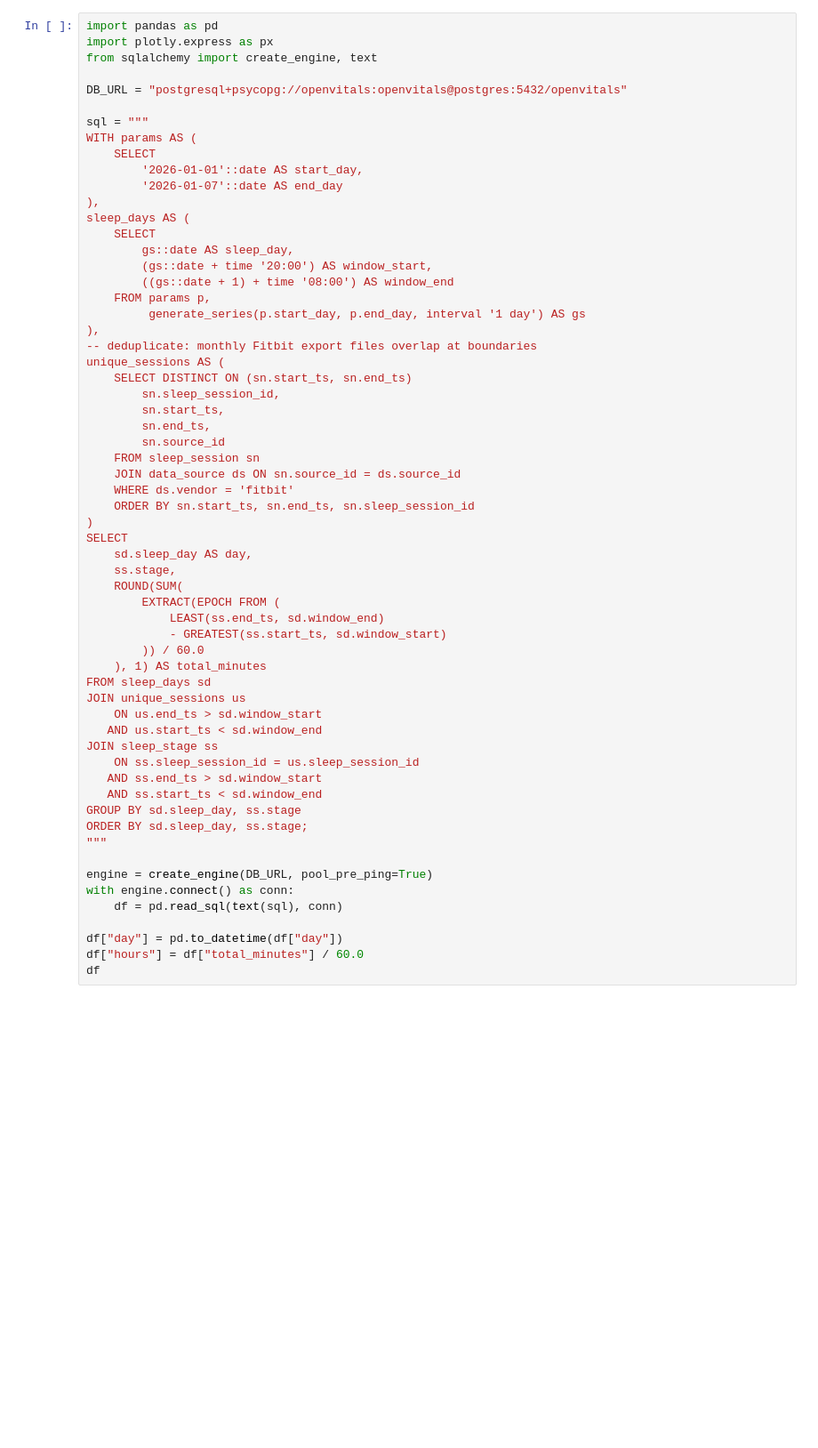
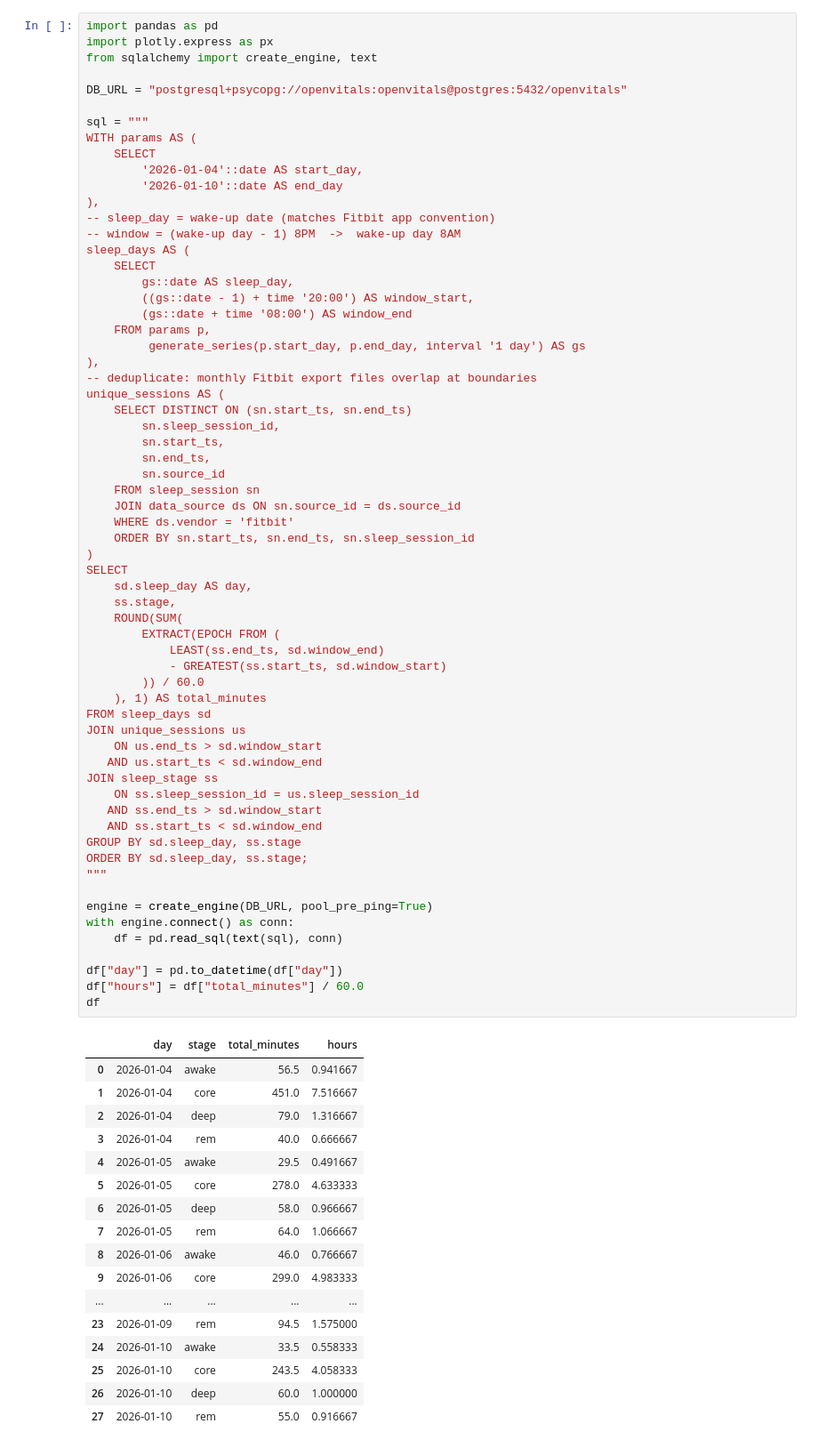
Before and after one commit to helloskyy-io/Open-Vitals, a Jupyter notebook: notebooks/06_sleep_by_stage_google.ipynb, the cells around one changed output. Shown at 89% size. Drawn from its saved outputs; the diff is of its cells as text; blank space fills up the shorter version.

```diff
--- a/notebooks/06_sleep_by_stage_google.ipynb
+++ b/notebooks/06_sleep_by_stage_google.ipynb
@@ -8,14 +8,16 @@ DB_URL = "postgresql+psycopg://openvitals:openvitals@postgres:5432/openvitals"
 sql = """
 WITH params AS (
     SELECT
-        '2026-01-01'::date AS start_day,
-        '2026-01-07'::date AS end_day
+        '2026-01-04'::date AS start_day,
+        '2026-01-10'::date AS end_day
 ),
+-- sleep_day = wake-up date (matches Fitbit app convention)
+-- window = (wake-up day - 1) 8PM  ->  wake-up day 8AM
 sleep_days AS (
     SELECT
         gs::date AS sleep_day,
-        (gs::date + time '20:00') AS window_start,
-        ((gs::date + 1) + time '08:00') AS window_end
+        ((gs::date - 1) + time '20:00') AS window_start,
+        (gs::date + time '08:00') AS window_end
     FROM params p,
          generate_series(p.start_day, p.end_day, interval '1 day') AS gs
 ),
@@ -32,33 +34,51 @@ unique_sessions AS (
     ORDER BY sn.start_ts, sn.end_ts, sn.sleep_session_id
 )
 SELECT
     sd.sleep_day AS day,
     ss.stage,
     ROUND(SUM(
         EXTRACT(EPOCH FROM (
             LEAST(ss.end_ts, sd.window_end)
             - GREATEST(ss.start_ts, sd.window_start)
         )) / 60.0
     ), 1) AS total_minutes
 FROM sleep_days sd
 JOIN unique_sessions us
     ON us.end_ts > sd.window_start
    AND us.start_ts < sd.window_end
 JOIN sleep_stage ss
     ON ss.sleep_session_id = us.sleep_session_id
    AND ss.end_ts > sd.window_start
    AND ss.start_ts < sd.window_end
 GROUP BY sd.sleep_day, ss.stage
 ORDER BY sd.sleep_day, ss.stage;
 """
 
 engine = create_engine(DB_URL, pool_pre_ping=True)
 with engine.connect() as conn:
     df = pd.read_sql(text(sql), conn)
 
 df["day"] = pd.to_datetime(df["day"])
 df["hours"] = df["total_minutes"] / 60.0
 df
+# %% [output]
+|  | day | stage | total_minutes | hours |
+| 0 | 2026-01-04 | awake | 56.5 | 0.941667 |
+| 1 | 2026-01-04 | core | 451.0 | 7.516667 |
+| 2 | 2026-01-04 | deep | 79.0 | 1.316667 |
+| 3 | 2026-01-04 | rem | 40.0 | 0.666667 |
+| 4 | 2026-01-05 | awake | 29.5 | 0.491667 |
+| 5 | 2026-01-05 | core | 278.0 | 4.633333 |
+| 6 | 2026-01-05 | deep | 58.0 | 0.966667 |
+| 7 | 2026-01-05 | rem | 64.0 | 1.066667 |
+| 8 | 2026-01-06 | awake | 46.0 | 0.766667 |
+| 9 | 2026-01-06 | core | 299.0 | 4.983333 |
+| ... | ... | ... | ... | ... |
+| 23 | 2026-01-09 | rem | 94.5 | 1.575000 |
+| 24 | 2026-01-10 | awake | 33.5 | 0.558333 |
+| 25 | 2026-01-10 | core | 243.5 | 4.058333 |
+| 26 | 2026-01-10 | deep | 60.0 | 1.000000 |
+| 27 | 2026-01-10 | rem | 55.0 | 0.916667 |
 # %%
 stage_order = ['awake', 'rem', 'core', 'deep', 'unknown']
 color_map = {
```
Also changed, not shown: parts of 1 cell of this notebook, 3 other files.
